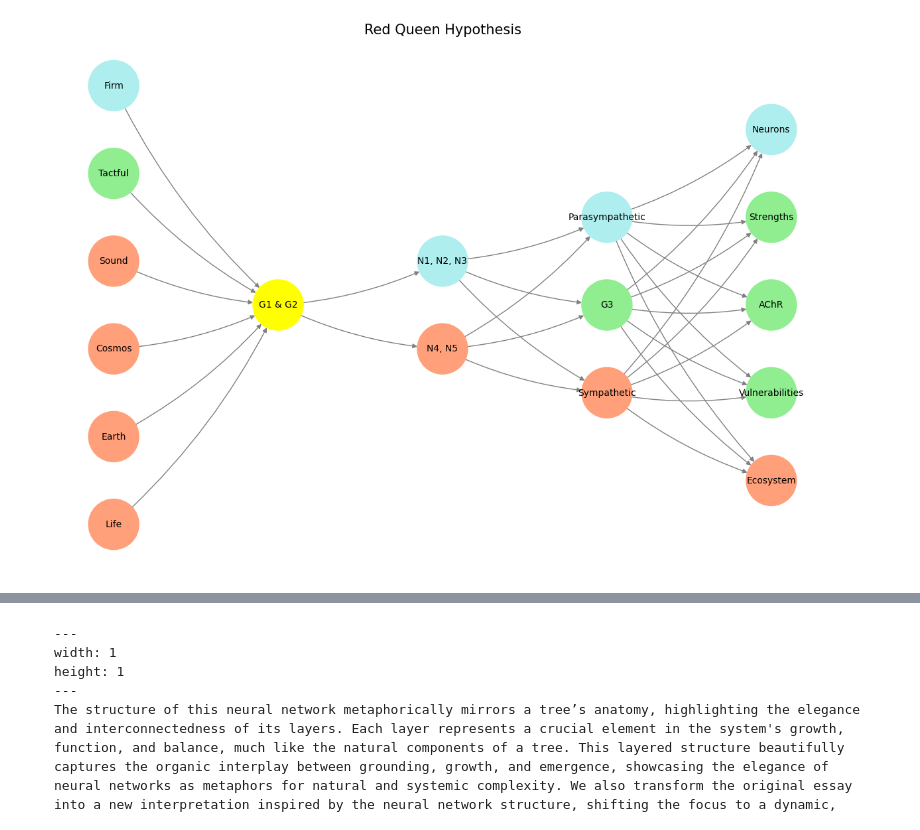
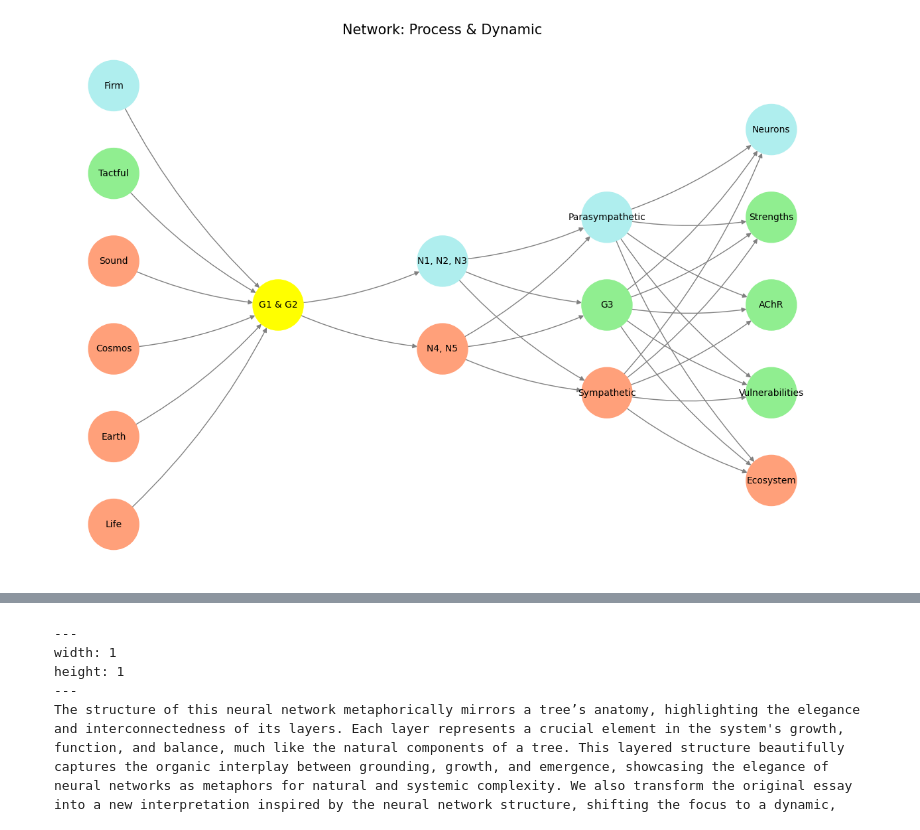
Before and after one commit to abikesa/festokivengere, a Jupyter notebook: kitabo/ensi/_build/jupyter_execute/act3/part2/part2_3.ipynb, the cells around one changed output, grey strips where cells are left out. Cells and saved outputs as stored; diff of their text form; code cells hidden in the pictures.

```diff
--- a/kitabo/ensi/_build/jupyter_execute/act3/part2/part2_3.ipynb
+++ b/kitabo/ensi/_build/jupyter_execute/act3/part2/part2_3.ipynb
@@ -57,32 +81,32 @@ def visualize_nn():
     center_x = 0  # Align nodes horizontally
 
     # Add nodes and assign positions
     for i, (layer_name, nodes) in enumerate(layers.items()):
         y_positions = calculate_positions(nodes, center_x, offset=-len(layers) + i + 1)
         for node, position in zip(nodes, y_positions):
             G.add_node(node, layer=layer_name)
             pos[node] = position
             node_colors.append(assign_colors(node, layer_name))
 
     # Add edges (without weights)
     for layer_pair in [
         ('Pre-Input', 'Yellowstone'), ('Yellowstone', 'Input'), ('Input', 'Hidden'), ('Hidden', 'Output')
     ]:
         source_layer, target_layer = layer_pair
         for source in layers[source_layer]:
             for target in layers[target_layer]:
                 G.add_edge(source, target)
 
     # Draw the graph
     plt.figure(figsize=(12, 8))
     nx.draw(
         G, pos, with_labels=True, node_color=node_colors, edge_color='gray',
         node_size=3000, font_size=10, connectionstyle="arc3,rad=0.1"
     )
-    plt.title("Red Queen Hypothesis", fontsize=15)
+    plt.title("Network: Process & Dynamic", fontsize=15)
     plt.show()
 
 # Run the visualization
 visualize_nn()
 # %% [output]
-[figure, old version]
+[figure, new version]
```
Also changed, not shown: parts of 3 cells of this notebook, 12 other files.
